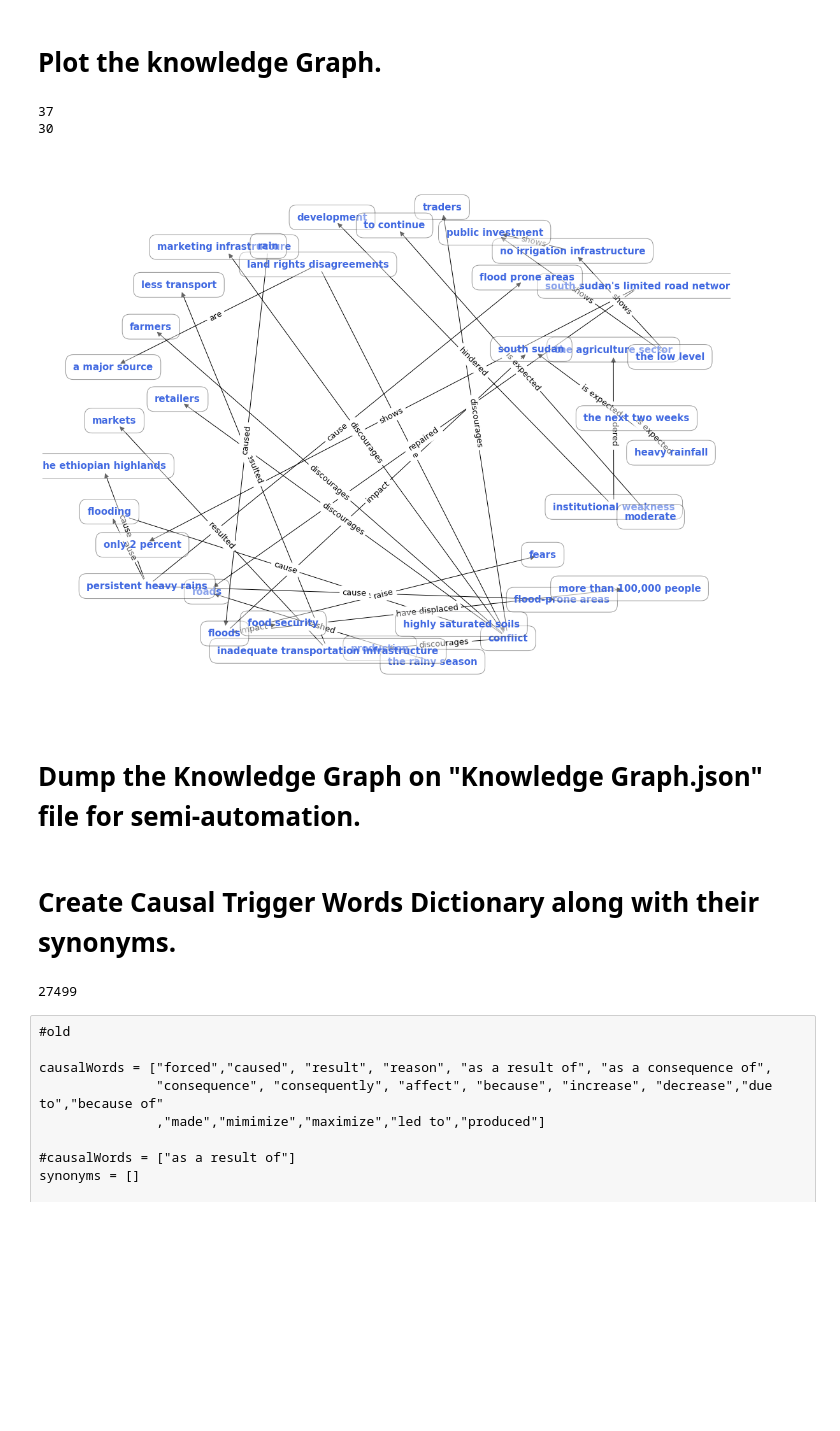
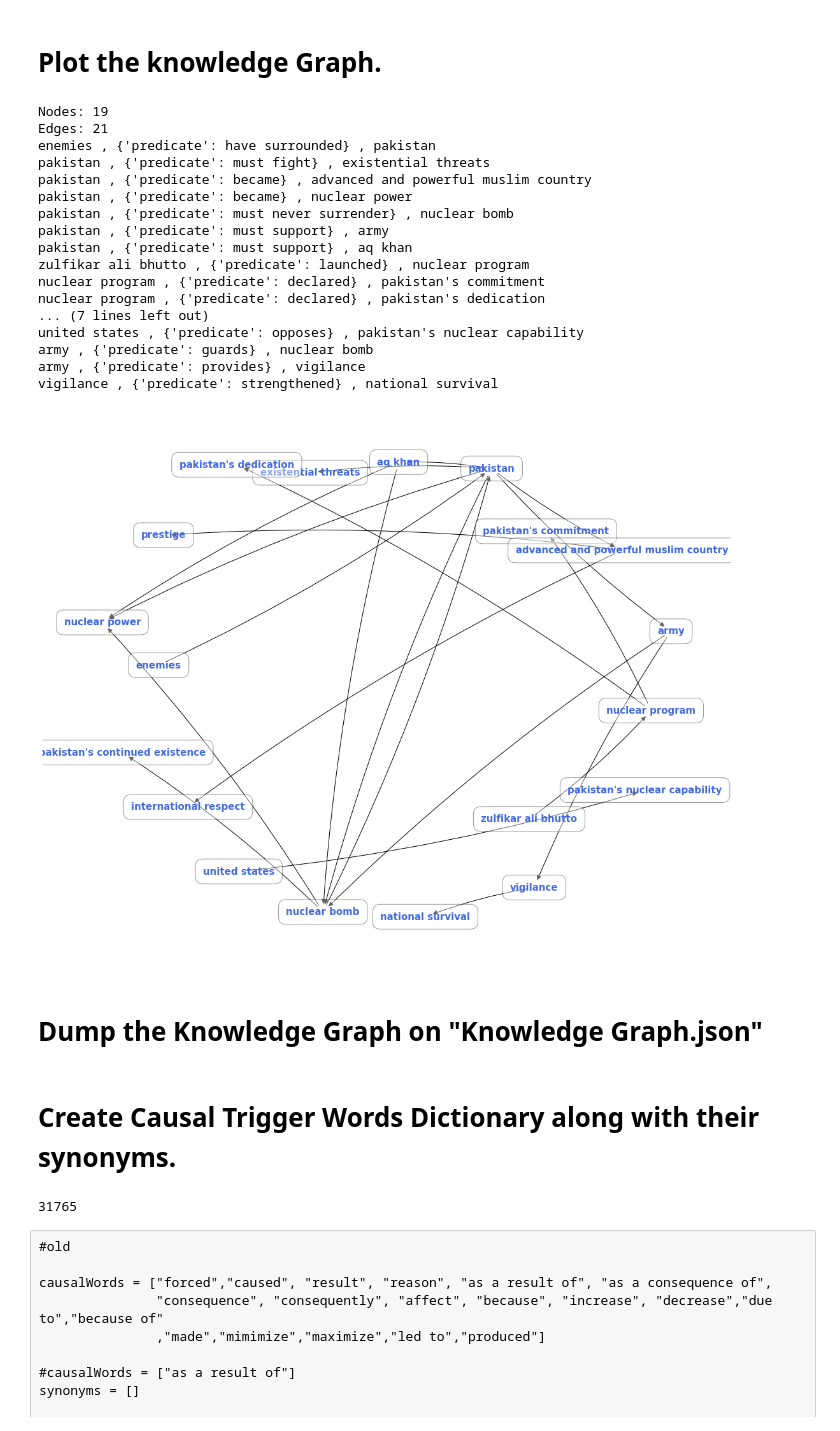
Before and after one commit to solatjabeen/causal-graph-acquisition, a Jupyter notebook: Project.ipynb, the cells around one changed output. Saved outputs shown, nothing was run; the diff lists cells and outputs as text; code cells hidden in the pictures; blank space fills up the shorter version.

```diff
--- a/Project.ipynb
+++ b/Project.ipynb
@@ -45,7 +65,7 @@ neuralcoref.add_to_pipe(nlp)
 # %%
 #from spacy.lang.en import English
 
-file_name = './Text/Simplified Food Insecurity.txt'
+file_name = './Text/Simplified Narrative.txt'
 #file_name = 'input.txt'
 narrative = open(file_name, encoding="utf8").read()
 
@@ -356,29 +430,47 @@ floods devastatingly impact on food security in south sudan. (floods, impact, so
 # %%
 cmap = nx.DiGraph()
 
 for triple in trips:
     s = str(triple[0])
     d = str(triple[2])
-    cmap.add_edge(s, d, predicade=triple[1])
+    cmap.add_edge(s, d, predicate=triple[1])
+    #print(triple)
 
-print(len(cmap.nodes))
-print(len(cmap.edges))
+print("Nodes:",len(cmap.nodes))
+print("Edges:",len(cmap.edges))
+for e in cmap.edges(data=True):
+    print(e[0],",",e[2],",",e[1])
 
 pos = nx.spring_layout(cmap, k=4, iterations=20)
 plt.figure(figsize=(15,12))
 
-nx.draw(cmap, pos=pos, with_labels=True,  node_shape="s",  node_color="none", font_size=15,  font_color='royalblue', font_weight='bold',bbox=dict(facecolor="white", alpha=0.4,boxstyle='round,pad=0.8'),labels={node: node for node in cmap.nodes()},arrows=True, arrowsize=15,width=1)
+nx.draw(cmap, pos=pos, with_labels=True,  connectionstyle='arc3, rad = 0.05', node_shape="s",  node_color="none", font_size=15,  font_color='royalblue', font_weight='bold',bbox=dict(facecolor="white", alpha=0.4,boxstyle='round,pad=0.8'),labels={node: node for node in cmap.nodes()},arrows=True, arrowsize=15,width=1)
 edge_labels = nx.get_edge_attributes(cmap,'predicade')
 nx.draw_networkx_edge_labels(cmap, pos=pos, edge_labels = edge_labels, font_color='black',font_size=13)
 
 plt.axis('off')
 plt.show()
 # %% [output]
-37
-30
+Nodes: 19
+Edges: 21
+enemies , {'predicate': have surrounded} , pakistan
+pakistan , {'predicate': must fight} , existential threats
+pakistan , {'predicate': became} , advanced and powerful muslim country
+pakistan , {'predicate': became} , nuclear power
+pakistan , {'predicate': must never surrender} , nuclear bomb
+pakistan , {'predicate': must support} , army
+pakistan , {'predicate': must support} , aq khan
+zulfikar ali bhutto , {'predicate': launched} , nuclear program
+nuclear program , {'predicate': declared} , pakistan's commitment
+nuclear program , {'predicate': declared} , pakistan's dedication
+... (7 lines left out)
+united states , {'predicate': opposes} , pakistan's nuclear capability
+army , {'predicate': guards} , nuclear bomb
+army , {'predicate': provides} , vigilance
+vigilance , {'predicate': strengthened} , national survival
-[figure, old version]
+[figure, new version]
 # %% [markdown]
-# Dump the Knowledge Graph on "Knowledge Graph.json" file for                           semi-automation.
+# Dump the Knowledge Graph on "Knowledge Graph.json"
 # %%
 knowledgeGraph = nx.DiGraph()
 
@@ -407,9 +499,10 @@ out_file.close()
 
 causalWords1 = ["forced","caused", "resulted", "reason", "as a result of", "as a consequence of",
                "consequence", "consequently", "affect", "because", "increase", "decrease","due to","because of"
-               ,"made","mimimize","maximize","hindered", "displaced", "conspired","led to","activate","impel","inspire",
+               ,"made","minimize","maximize","hindered", "displaced", "conspired","led to","activate","impel","inspire",
                 "excite","quicken","rouse","stimulate","influence","determine","likely","probable","disconnected","separated"
-                ,"excluded","after","as","since","trigger"]
+                ,"excluded","after","as","since","trigger","oppose","fight","provides","strengthened","launched","develop"
+               ,"guarantees","declared"]
 
 #causalWords1 = ["forced"]
 synonyms1 = []
@@ -440,7 +533,7 @@ print(len(synonyms1))
 #for synonym in synonyms1:
 #    print(synonym+",")
 # %% [output]
-27499
+31765
 # %% [raw]
 #old
 
```
Also changed, not shown: parts of 17 cells of this notebook.
